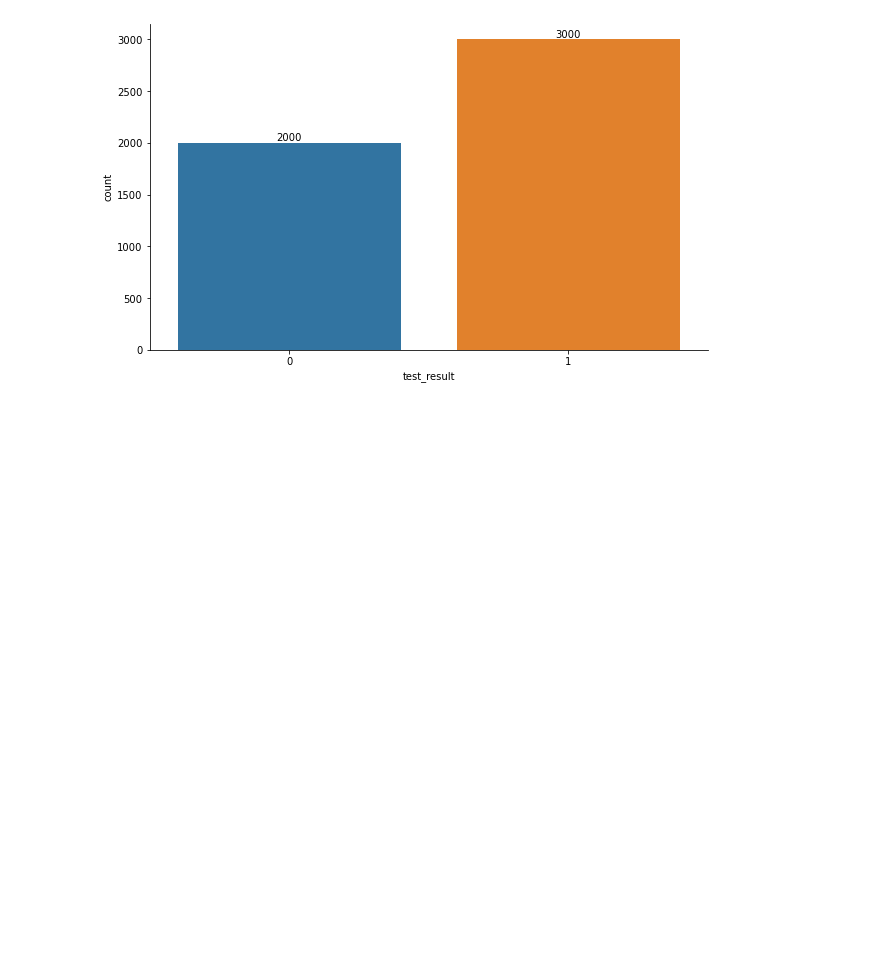
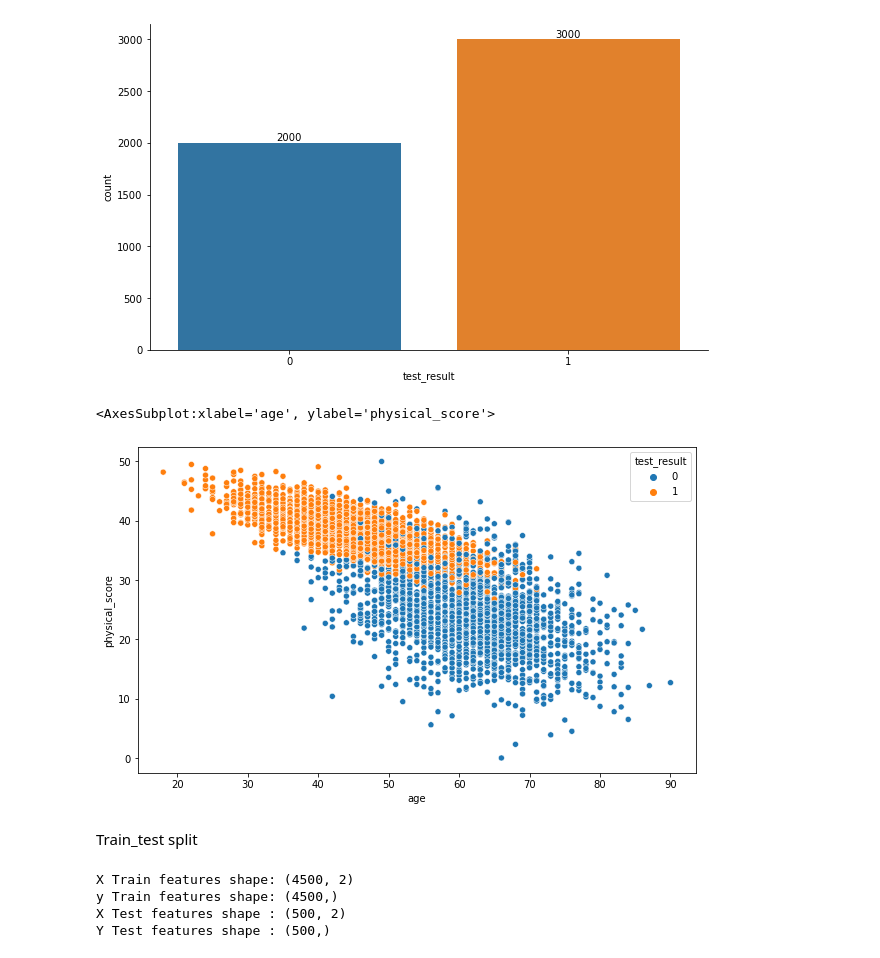
Before and after one commit to veyselaytekin1/Machine_Learning, a Jupyter notebook: Techpro_course/Logistic_Regression/hearing_logistic_benim_tekrarim.ipynb, the cells around one changed output. Drawn from its saved outputs; the diff is of its cells as text; code cells hidden in the pictures; blank space fills up the shorter version.

```diff
--- a/Techpro_course/Logistic_Regression/hearing_logistic_benim_tekrarim.ipynb
+++ b/Techpro_course/Logistic_Regression/hearing_logistic_benim_tekrarim.ipynb
@@ -36,3 +48,10 @@ for container in ax.containers:
     ax.bar_label(container);
 # %% [output]
 [figure]
+# %%
+sns.scatterplot(data=df,x='age', y= 'physical_score', hue='test_result')
+
+#yaslari kücük olanlar testi gecme itimali
+# %% [output]
+<AxesSubplot:xlabel='age', ylabel='physical_score'>
+[figure, added]
@@ -38,0 +61,2 @@ for container in ax.containers:
+# %% [markdown]
+Train_test split
@@ -38,0 +67,8 @@ for container in ax.containers:
+# %%
+print("X Train features shape: {}\ny Train features shape: {}\nX Test features shape : {}\nY Test features shape : {}".format
+      (X_train.shape, y_train.shape, X_test.shape, y_test.shape))
+# %% [output]
+X Train features shape: (4500, 2)
+y Train features shape: (4500,)
+X Test features shape : (500, 2)
+Y Test features shape : (500,)
```
Also changed, not shown: parts of 9 cells of this notebook, 12 other files.
